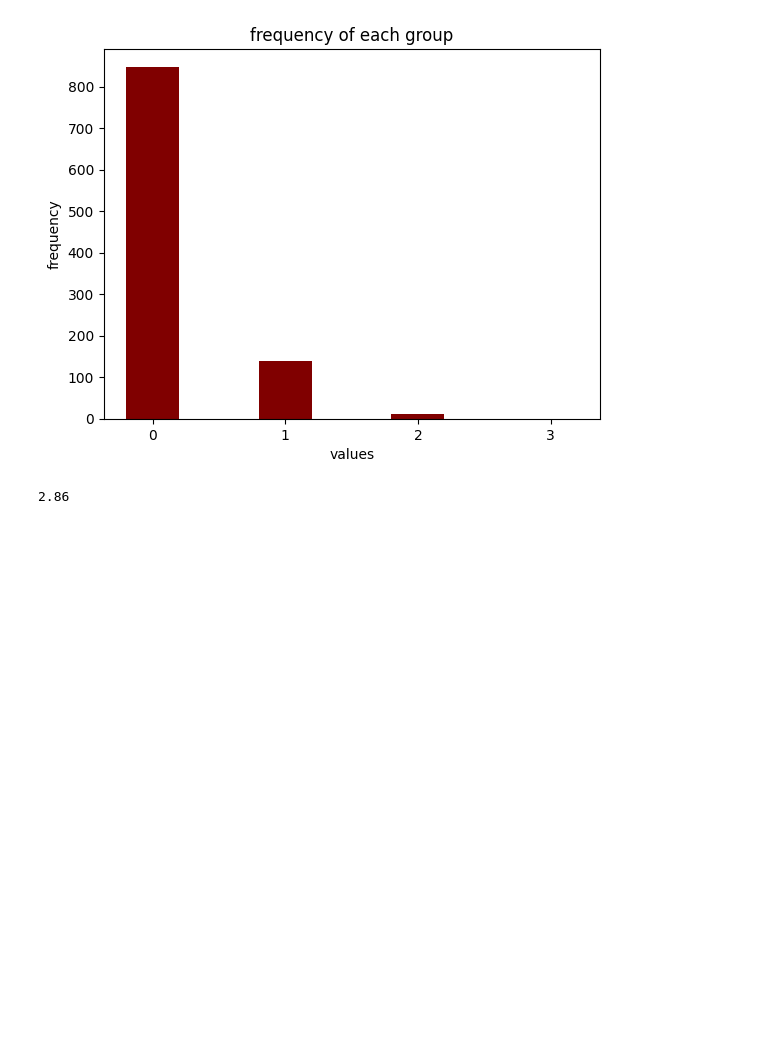
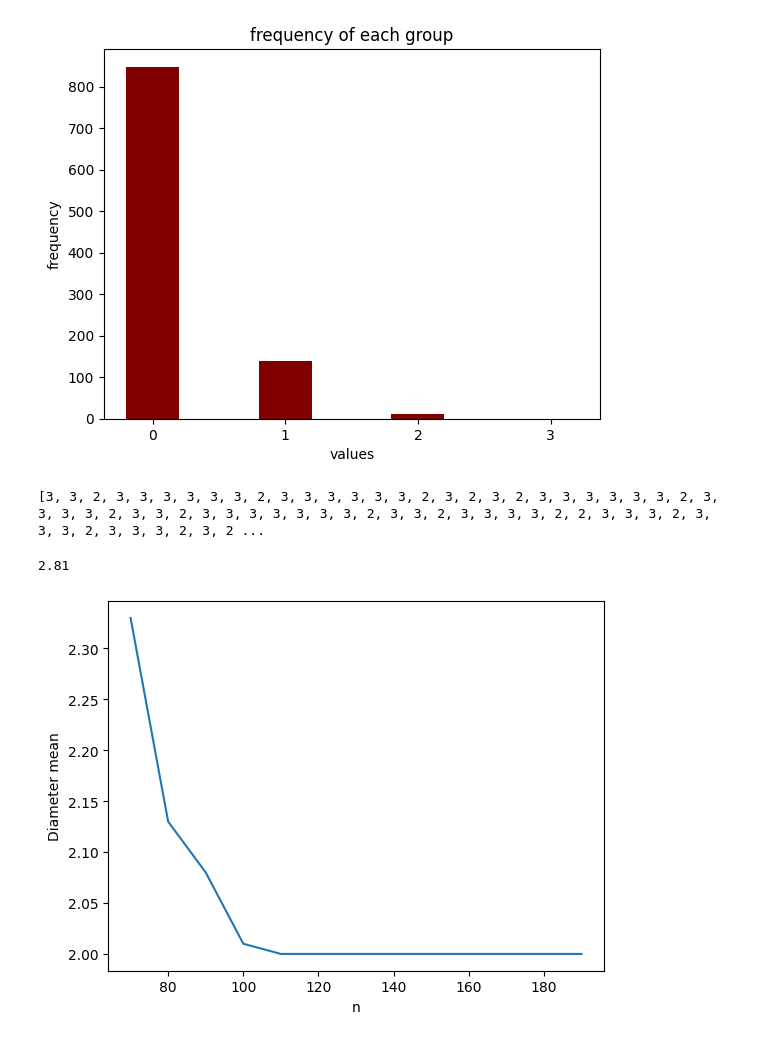
Before and after one commit to AFSA1729/ProbabilityStatisticsProject2023, a Jupyter notebook: Phase1/Part5.ipynb, the cells around one changed output. Cells and saved outputs as stored; diff of their text form; code cells hidden in the pictures; blank space fills up the shorter version.

Commit message:
simulation 23 final

```diff
--- a/Phase1/Part5.ipynb
+++ b/Phase1/Part5.ipynb
@@ -89,20 +89,55 @@ plt.show()
 # simulation problem 22
 n = 50
 p = 0.34
+
+
 def diam_calc(n, p):
     G = nx.Graph()
-    G.add_nodes_from([i for i in range(0,n)])
-    ans = 0
+    G.add_nodes_from([i for i in range(0, n)])
     for i in range(0, n):
         for j in range(0, i):
             if np.random.binomial(1, p, size=1)[0] == 1:
-                G.add_edge(i,j)
+                G.add_edge(i, j)
     return nx.diameter(G)
 
-diams = [0]*100
-for i in range(0,100):
-    diams[i] = diam_calc(n,p)
 
+diams = [0] * 100
+for i in range(0, 100):
+    diams[i] = diam_calc(n, p)
+
+print(diams)
 np.array(diams).mean()
 # %% [output]
-2.86
+[3, 3, 2, 3, 3, 3, 3, 3, 3, 2, 3, 3, 3, 3, 3, 3, 2, 3, 2, 3, 2, 3, 3, 3, 3, 3, 3, 2, 3, 3, 3, 3, 2, 3, 3, 2, 3, 3, 3, 3, 3, 3, 3, 2, 3, 3, 2, 3, 3, 3, 3, 2, 2, 3, 3, 3, 2, 3, 3, 3, 2, 3, 3, 3, 2, 3, 2 ...
+2.81
+# %%
+# simulation problem 23
+T = 100
+
+
+def diam_mean_calc(T, n, p):
+    diams = [0] * T
+    for i in range(0, T):
+        diams[i] = diam_calc(n, p)
+    return np.array(diams).mean()
+
+
+n_vals = [0] * 20
+mean_diam_vals = [0] * 20
+for i in range(0, 20):
+    j = 10 * (i + 1)
+    if i > 1:
+        n_vals[i] = j
+        mean_diam_vals[i] = diam_mean_calc(T, j, p)
+    else:
+        n_vals[i] = 0
+        mean_diam_vals[i] = 0
+# %%
+fig, ax = plt.subplots()
+n_vals = n_vals[2:19]
+mean_diam_vals = mean_diam_vals[2:19]
+ax.plot(n_vals, mean_diam_vals)
+ax.set_xlabel("n")
+ax.set_ylabel("Diameter mean");
+# %% [output]
+[figure, added]
```
